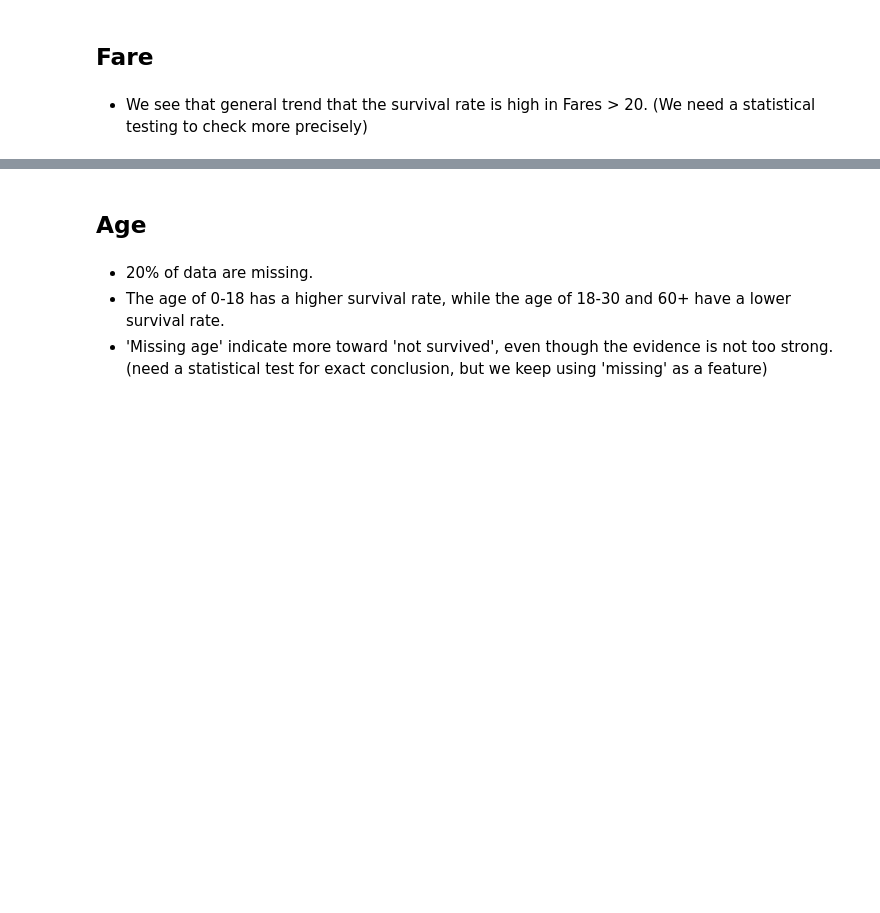
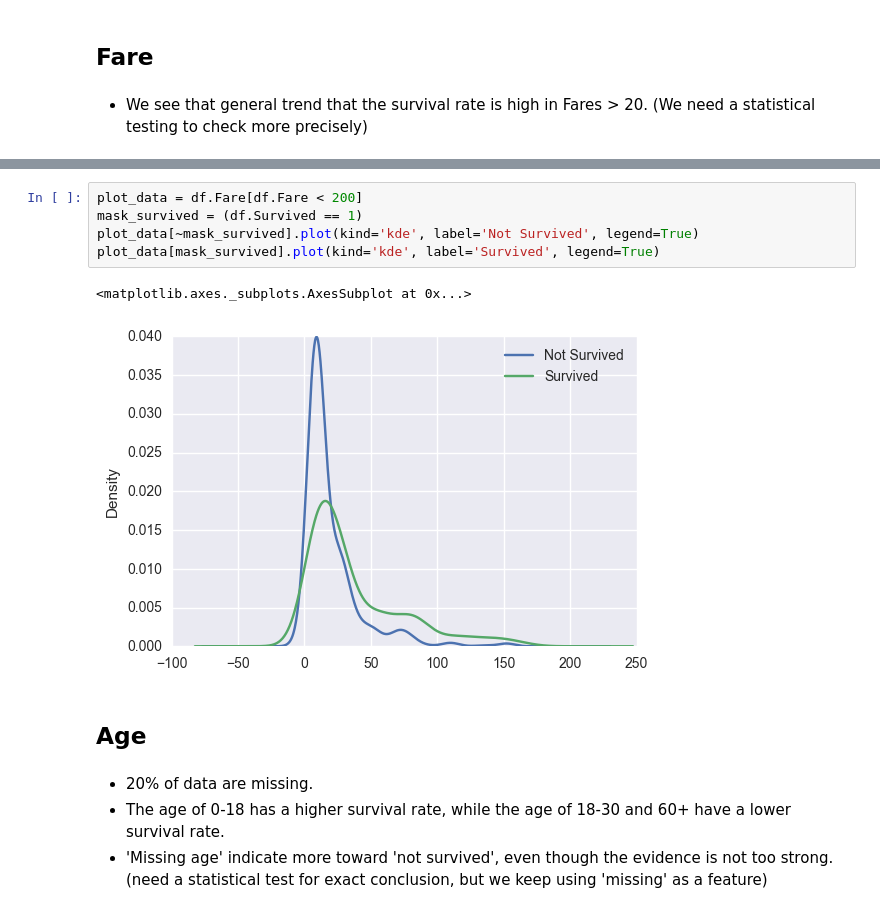
Before and after one commit to smkim235/kaggle, a Jupyter notebook: titanic_survival/1. Titanic - Data Exploration.ipynb, the cells around one changed output, grey strips where cells are left out. Cells and saved outputs as stored; diff of their text form; blank space fills up the shorter version.

```diff
--- a/titanic_survival/1. Titanic - Data Exploration.ipynb
+++ b/titanic_survival/1. Titanic - Data Exploration.ipynb
@@ -197,3 +189,11 @@ sns.distplot(fares[~mask_survived], hist=False, kde=True, label='Not Survived',
+# %%
+plot_data = df.Fare[df.Fare < 200]
+mask_survived = (df.Survived == 1)
+plot_data[~mask_survived].plot(kind='kde', label='Not Survived', legend=True)
+plot_data[mask_survived].plot(kind='kde', label='Survived', legend=True)
+# %% [output]
+<matplotlib.axes._subplots.AxesSubplot at 0x...>
+[figure, added]
 # %% [markdown]
 ## Age
 # %% [markdown]
```
Also changed, not shown: parts of 8 cells of this notebook, 7 other files.
